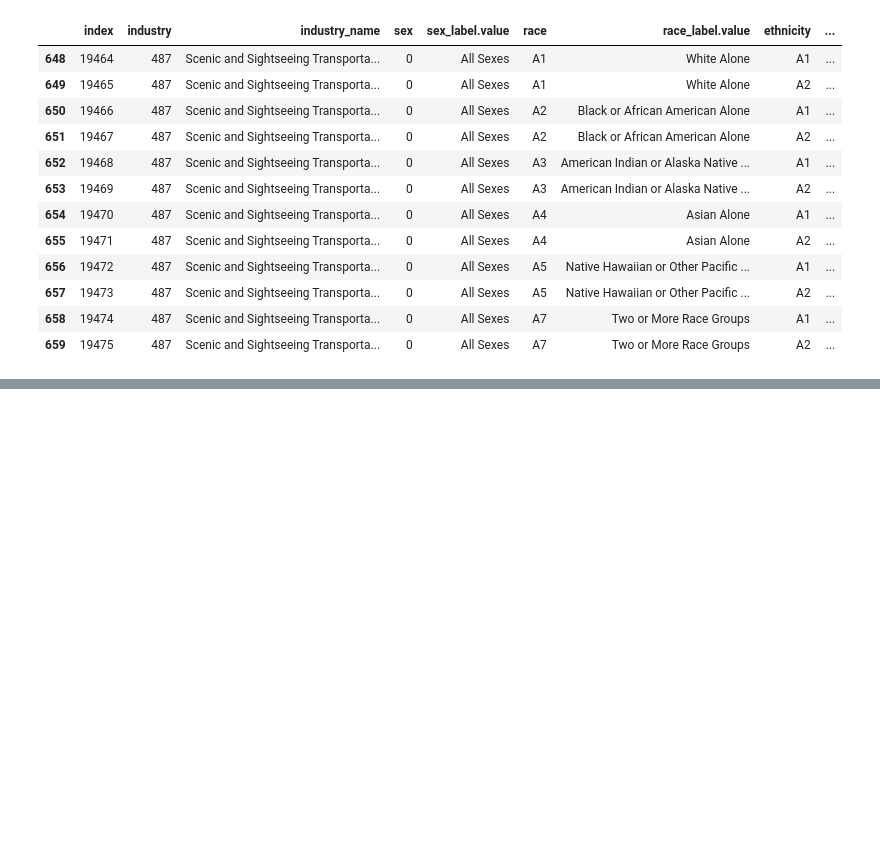
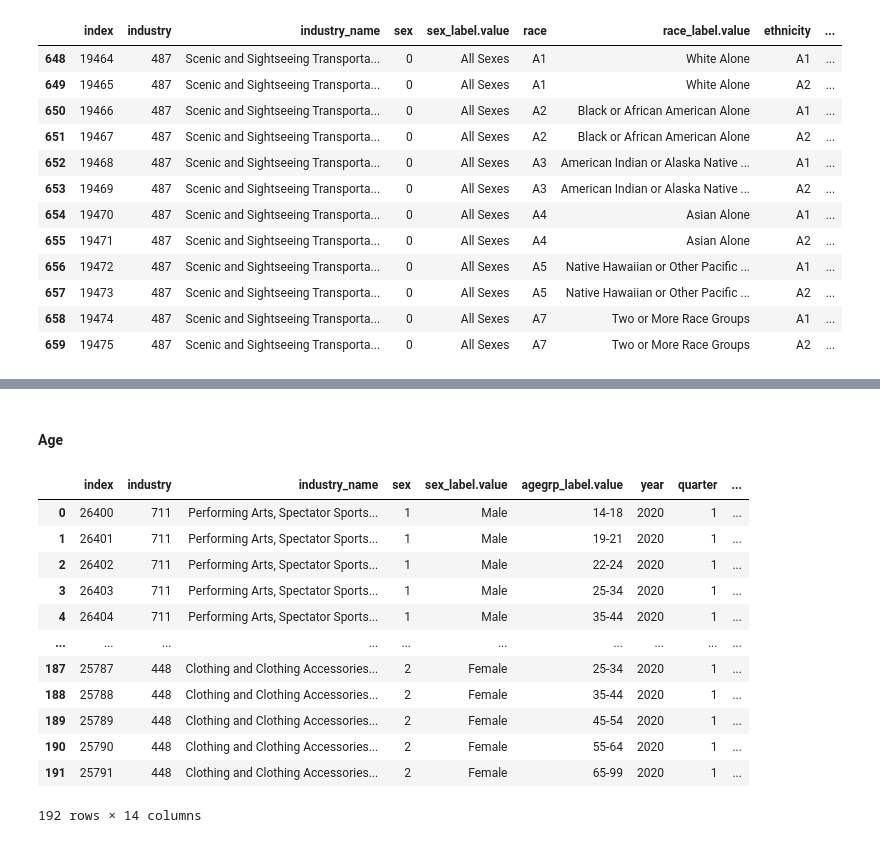
Before and after one commit to capstone-job-market-analysis/job-market-analysis, a Jupyter notebook: jeff_explore.ipynb, the cells around one changed output, grey strips where cells are left out. Cells and saved outputs as stored; diff of their text form; code cells hidden in the pictures; blank space fills up the shorter version.

```diff
--- a/jeff_explore.ipynb
+++ b/jeff_explore.ipynb
@@ -1490,0 +1550,19 @@ mf_comp.to_csv('gender_agg.csv')
+# %% [markdown]
+#### Age
+# %%
+age_negaff_ind = select_industries(age_compare, negatively_affected_industries)
+age_negaff_ind
+# %% [output]
+|  | index | industry | industry_name | sex | sex_label.value | agegrp_label.value | year | quarter | ... |
+| 0 | 26400 | 711 | Performing Arts, Spectator Sports... | 1 | Male | 14-18 | 2020 | 1 | ... |
+| 1 | 26401 | 711 | Performing Arts, Spectator Sports... | 1 | Male | 19-21 | 2020 | 1 | ... |
+| 2 | 26402 | 711 | Performing Arts, Spectator Sports... | 1 | Male | 22-24 | 2020 | 1 | ... |
+| 3 | 26403 | 711 | Performing Arts, Spectator Sports... | 1 | Male | 25-34 | 2020 | 1 | ... |
+| 4 | 26404 | 711 | Performing Arts, Spectator Sports... | 1 | Male | 35-44 | 2020 | 1 | ... |
+| ... | ... | ... | ... | ... | ... | ... | ... | ... | ... |
+| 187 | 25787 | 448 | Clothing and Clothing Accessories... | 2 | Female | 25-34 | 2020 | 1 | ... |
+| 188 | 25788 | 448 | Clothing and Clothing Accessories... | 2 | Female | 35-44 | 2020 | 1 | ... |
+| 189 | 25789 | 448 | Clothing and Clothing Accessories... | 2 | Female | 45-54 | 2020 | 1 | ... |
+| 190 | 25790 | 448 | Clothing and Clothing Accessories... | 2 | Female | 55-64 | 2020 | 1 | ... |
+| 191 | 25791 | 448 | Clothing and Clothing Accessories... | 2 | Female | 65-99 | 2020 | 1 | ... |
+192 rows × 14 columns
```
Also changed, not shown: parts of 131 cells of this notebook.
